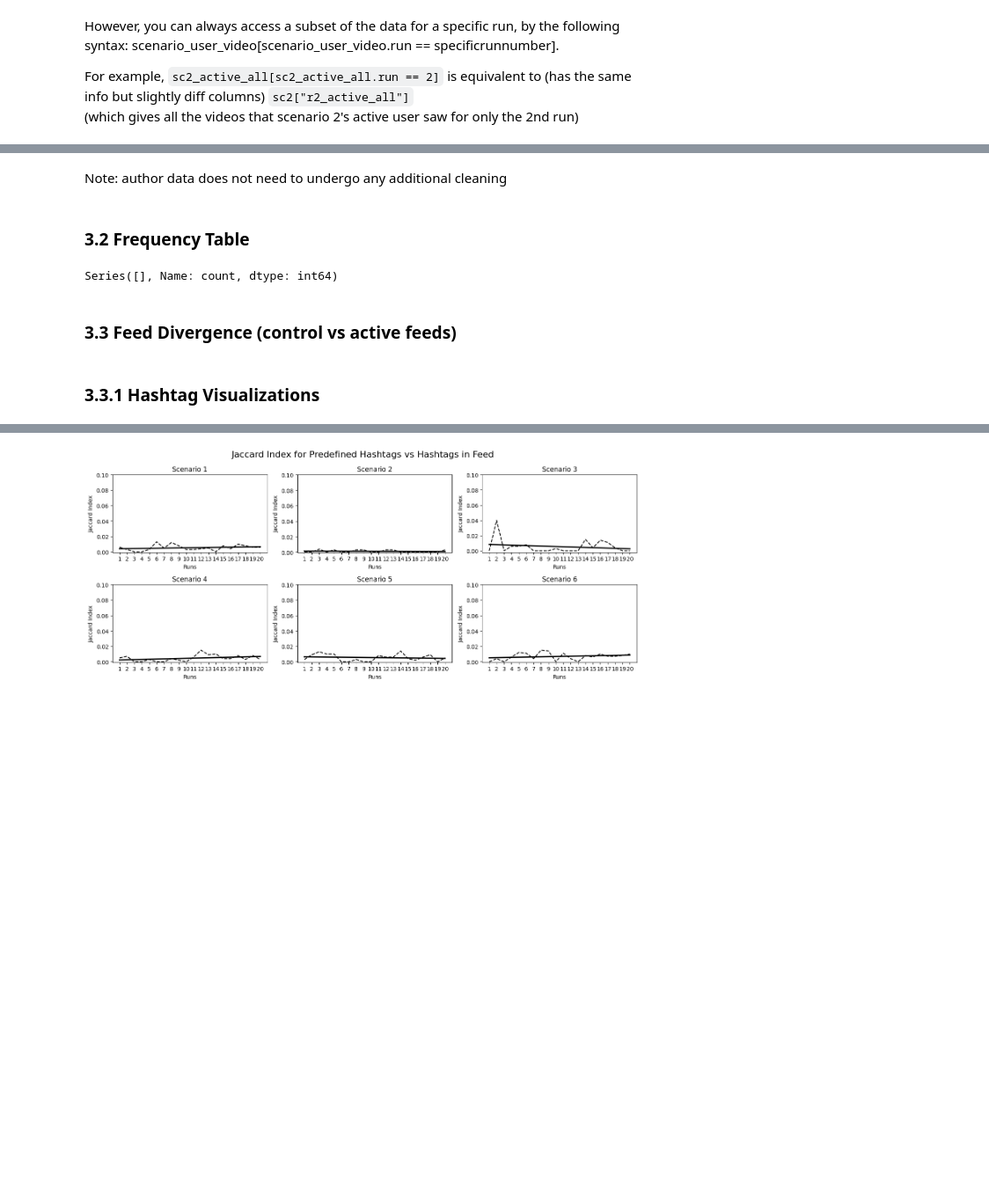
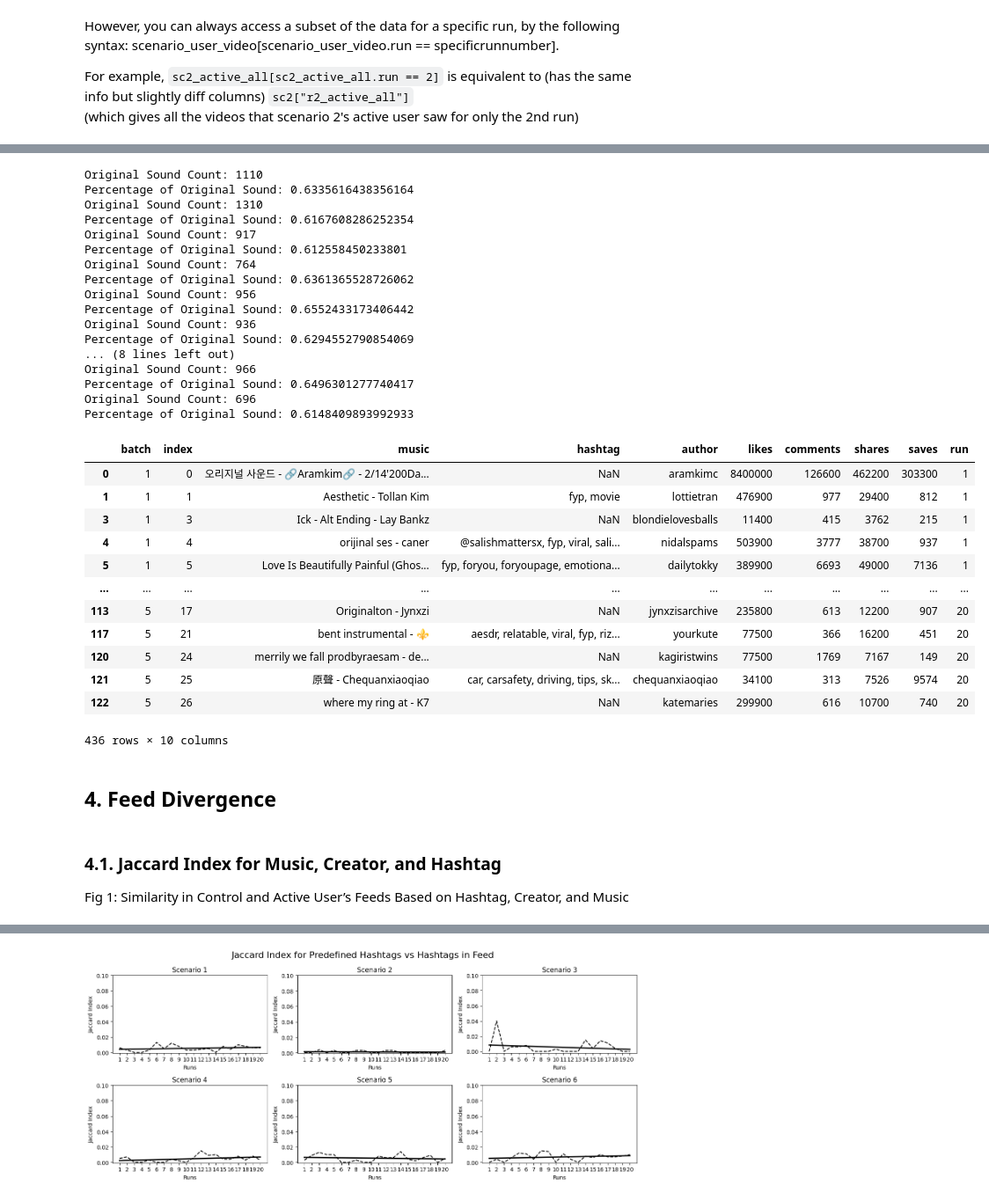
Before and after one commit to mlsmzk/tiktok-like-experiment, a Jupyter notebook: data_analysis/final_analysis.ipynb, the cells around one changed output, grey strips where cells are left out. Shown at 88% size. Drawn from its saved outputs; the diff is of its cells as text; code cells hidden in the pictures; blank space fills up the shorter version.

```diff
--- a/data_analysis/analysis.ipynb
+++ b/data_analysis/final_analysis.ipynb
@@ -732,14 +747,46 @@ def clean_music(df):
-# %% [markdown]
-Note: author data does not need to undergo any additional cleaning
-# %% [markdown]
-### 3.2 Frequency Table
-# %%
-freq = pd.Series(clean_hashtags(sc2["r1_control_all"])[0]).value_counts()
-print(freq[freq>1]) #no explicit repetition
-# %% [output]
-Series([], Name: count, dtype: int64)
-# %% [markdown]
-### 3.3 Feed Divergence (control vs active feeds)
+# %%
+clean_music(sc1_active_all); clean_music(sc1_control_all)
+clean_music(sc2_active_all); clean_music(sc2_control_all)
+clean_music(sc3_active_all); clean_music(sc3_control_all)
+clean_music(sc4_active_all); clean_music(sc4_control_all)
+clean_music(sc5_active_all); clean_music(sc5_control_all)
+clean_music(sc6_active_all); clean_music(sc6_control_all)
+# %% [output]
+Original Sound Count: 1110
+Percentage of Original Sound: 0.6335616438356164
+Original Sound Count: 1310
+Percentage of Original Sound: 0.6167608286252354
+Original Sound Count: 917
+Percentage of Original Sound: 0.612558450233801
+Original Sound Count: 764
+Percentage of Original Sound: 0.6361365528726062
+Original Sound Count: 956
+Percentage of Original Sound: 0.6552433173406442
+Original Sound Count: 936
+Percentage of Original Sound: 0.6294552790854069
+... (8 lines left out)
+Original Sound Count: 966
+Percentage of Original Sound: 0.6496301277740417
+Original Sound Count: 696
+Percentage of Original Sound: 0.6148409893992933
+|  | batch | index | music | hashtag | author | likes | comments | shares | saves | run |
+| 0 | 1 | 0 | 오리지널 사운드 - 🔗Aramkim🔗 - 2/14'200Da... | NaN | aramkimc | 8400000 | 126600 | 462200 | 303300 | 1 |
+| 1 | 1 | 1 | Aesthetic - Tollan Kim | fyp, movie | lottietran | 476900 | 977 | 29400 | 812 | 1 |
+| 3 | 1 | 3 | Ick - Alt Ending - Lay Bankz | NaN | blondielovesballs | 11400 | 415 | 3762 | 215 | 1 |
+| 4 | 1 | 4 | orijinal ses - caner | @salishmattersx, fyp, viral, sali... | nidalspams | 503900 | 3777 | 38700 | 937 | 1 |
+| 5 | 1 | 5 | Love Is Beautifully Painful (Ghos... | fyp, foryou, foryoupage, emotiona... | dailytokky | 389900 | 6693 | 49000 | 7136 | 1 |
+| ... | ... | ... | ... | ... | ... | ... | ... | ... | ... | ... |
+| 113 | 5 | 17 | Originalton - Jynxzi | NaN | jynxzisarchive | 235800 | 613 | 12200 | 907 | 20 |
+| 117 | 5 | 21 | bent instrumental - ⚜️ | aesdr, relatable, viral, fyp, riz... | yourkute | 77500 | 366 | 16200 | 451 | 20 |
+| 120 | 5 | 24 | merrily we fall prodbyraesam - de... | NaN | kagiristwins | 77500 | 1769 | 7167 | 149 | 20 |
+| 121 | 5 | 25 | 原聲 - Chequanxiaoqiao | car, carsafety, driving, tips, sk... | chequanxiaoqiao | 34100 | 313 | 7526 | 9574 | 20 |
+| 122 | 5 | 26 | where my ring at - K7 | NaN | katemaries | 299900 | 616 | 10700 | 740 | 20 |
+436 rows × 10 columns
+# %% [markdown]
+## 4. Feed Divergence <a class="anchor" id="four"></a>
+# %% [markdown]
+### 4.1. Jaccard Index for Music, Creator, and Hashtag
+Fig 1: Similarity in Control and Active User’s Feeds Based on Hashtag, Creator, and Music
 # %%
 def jaccard_similarity(set1, set2):
     intersection = len(set1.intersection(set2))
@@ -791,2 +836,0 @@ def feed_summary(scenario_num):
-# %% [markdown]
-### 3.3.1 Hashtag Visualizations
```
Also changed, not shown: parts of 28 cells of this notebook, 2 other files.
